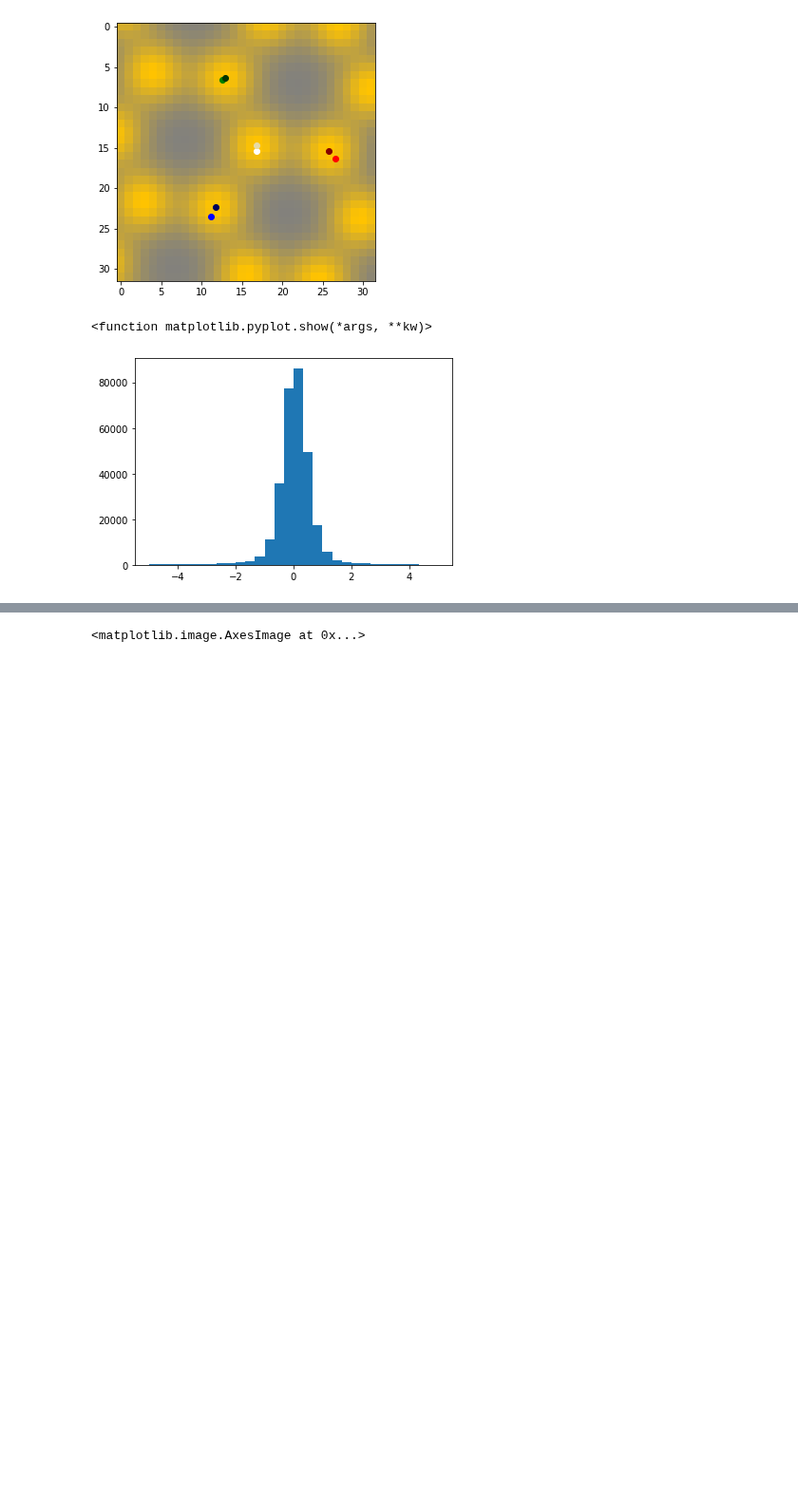
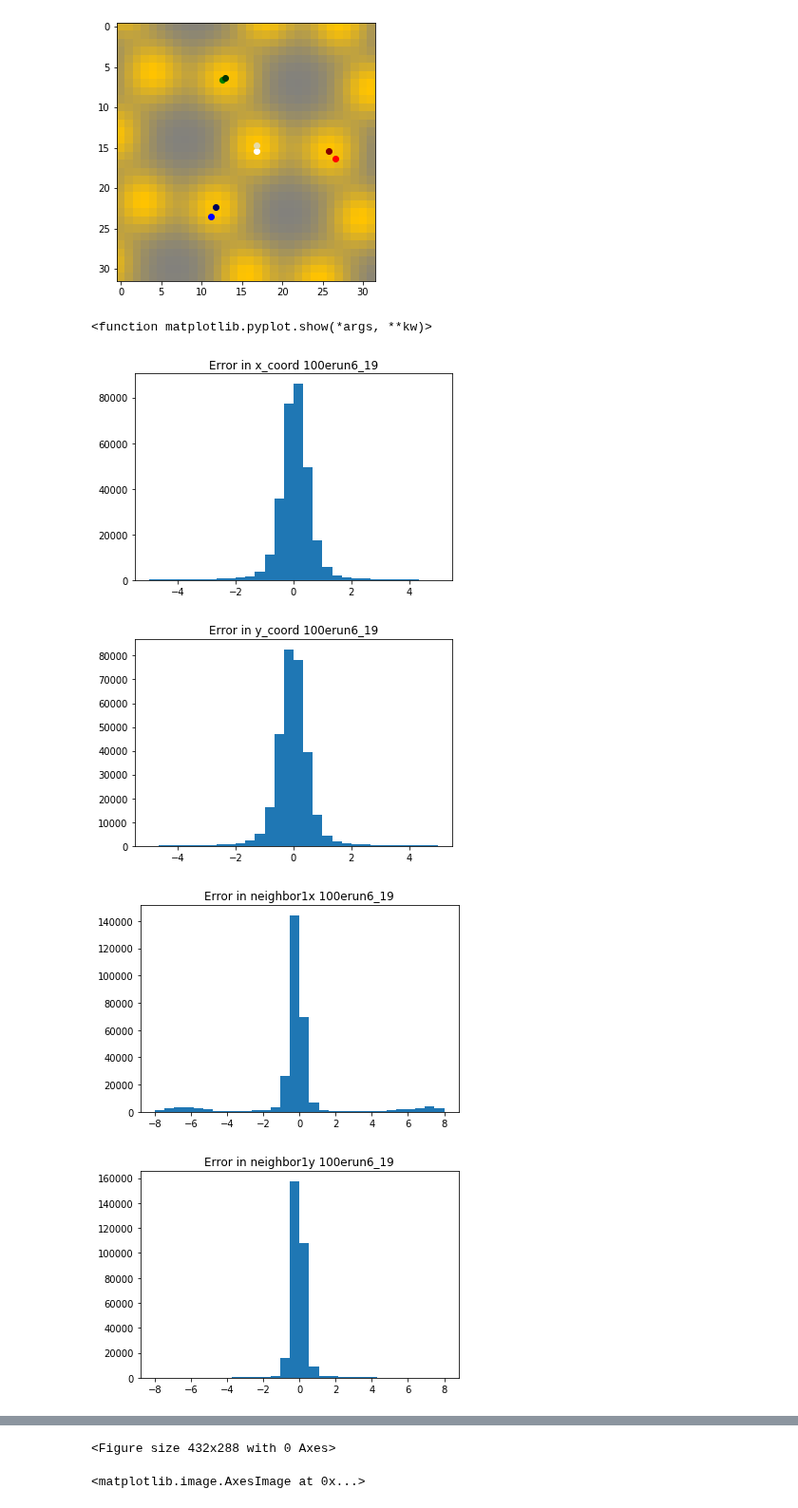
Before and after one commit to DanielMGlazer/HexogonalMLProject, a Jupyter notebook: Image predictions.ipynb, the cells around one changed output, grey strips where cells are left out. Shown at 95% size. Cells and saved outputs as stored; diff of their text form; code cells hidden in the pictures; blank space fills up the shorter version.

```diff
--- a/Image predictions.ipynb
+++ b/Image predictions.ipynb
@@ -154,14 +154,69 @@ plot_test_labels()
 # %% [output]
 bl90_offxneg50_offy50_as275_strain0000500_angleneg4285714285714285.png
 [figure]
-# %%
-def get_error(column):
-    diff= (dft[column].to_numpy()-dfp[column].to_numpy())*32
-    return diff
-
-error_x=get_error('x_coord')
-plt.hist(error_x,bins=30,range=(-5,5))
-plt.show
-# %% [output]
-<function matplotlib.pyplot.show(*args, **kw)>
-[figure, removed]
+# %%
+def get_error(column):
+    diff= (dft[column].to_numpy()-dfp[column].to_numpy())*32
+    return diff
+
+#os.makedirs(os.path.join('Prediction_Plots',model_name))
+plot_dir=os.path.join('Prediction_Plots',model_name)
+
+error_x=get_error('x_coord')
+error_y=get_error('y_coord')
+error_neighbor1x=get_error('neighbor1x')
+error_neighbor1y=get_error('neighbor1y')
+error_neighbor2x=get_error('neighbor2x')
+error_neighbor2y=get_error('neighbor2y')
+error_neighbor3x=get_error('neighbor3x')
+error_neighbor3y=get_error('neighbor3y')
+
+
+plt.hist(error_x,bins=30,range=(-5,5))
+plt.title('Error in x_coord '+ model_name)
+plt.figure()
+
+plt.hist(error_y,bins=30,range=(-5,5))
+plt.title('Error in y_coord '+ model_name)
+plt.figure()
+
+plt.hist(error_neighbor1x,bins=30,range=(-8,8))
+plt.title('Error in neighbor1x '+ model_name)
+plt.figure()
+
+plt.hist(error_neighbor1y,bins=30,range=(-8,8))
+plt.title('Error in neighbor1y '+ model_name)
+plt.figure()
+
+plt.hist(error_neighbor2x,bins=30,range=(-8,8))
+plt.title('Error in neighbor2x '+ model_name)
+plt.figure()
+
+plt.hist(error_neighbor2y,bins=30,range=(-8,8))
+plt.title('Error in neighbor2y '+ model_name)
+plt.figure()
+
+plt.hist(error_neighbor3x,bins=30,range=(-8,8))
+plt.title('Error in neighbor3x '+ model_name)
+plt.figure()
+
+plt.hist(error_neighbor3y,bins=30,range=(-8,8))
+plt.title('Error in neighbor3y '+ model_name)
+plt.figure()
+
+plt.savefig(os.path.join(plot_dir,model_name+" error_x.png"))
+plt.savefig(os.path.join(plot_dir,model_name+" error_y.png"))
+plt.savefig(os.path.join(plot_dir,model_name+" error_neighbor1x.png"))
+plt.savefig(os.path.join(plot_dir,model_name+" error_neighbor1y.png"))
+plt.savefig(os.path.join(plot_dir,model_name+" error_neighbor2x.png"))
+plt.savefig(os.path.join(plot_dir,model_name+" error_neighbor2y.png"))
+plt.savefig(os.path.join(plot_dir,model_name+" error_neighbor3x.png"))
+plt.savefig(os.path.join(plot_dir,model_name+" error_neighbor3y.png"))
+
+plt.show
+# %% [output]
+<function matplotlib.pyplot.show(*args, **kw)>
+[figure, added]
+[figure, added]
+[figure, added]
+[figure, added]
@@ -168,3 +227,4 @@ plt.show
+<Figure size 432x288 with 0 Axes>
 # %%
 #Loads in real STM images and crops them
 def crop_STM(arr,xy,size):
```
Also changed, not shown: parts of 1 cell of this notebook, 1 other file.
